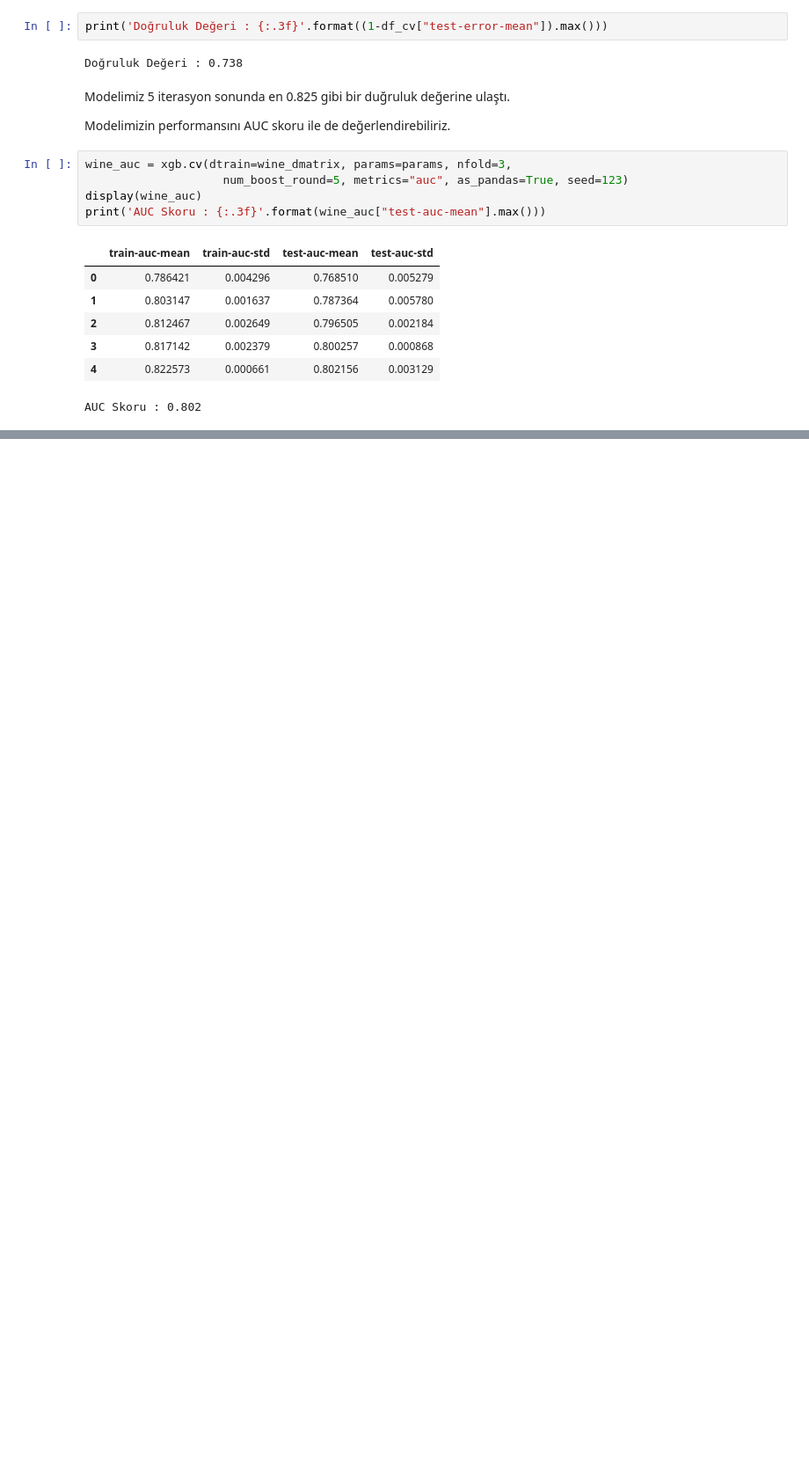
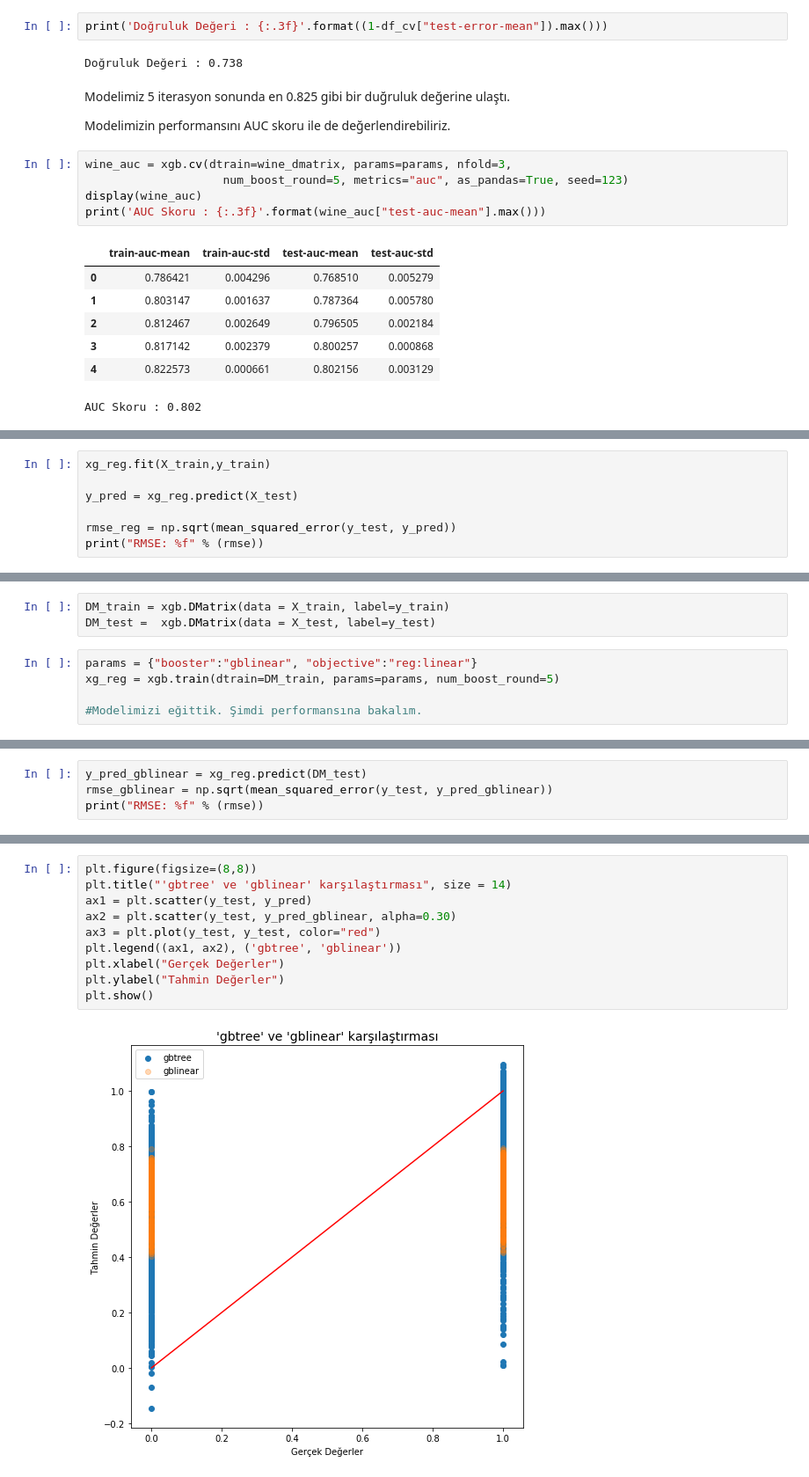
Before and after one commit to EceDolen/Bootcamp_-Bolum_8, a Jupyter notebook: Bolum 8 - XGBoosting.ipynb, the cells around one changed output, grey strips where cells are left out. Shown: that part at 88% size. Drawn from its saved outputs; the diff is of its cells as text; blank space fills up the shorter version.

```diff
--- a/Bolum 8 - XGBoosting.ipynb
+++ b/Bolum 8 - XGBoosting.ipynb
@@ -72,0 +99,7 @@ AUC Skoru : 0.802
+# %%
+xg_reg.fit(X_train,y_train)
+
+y_pred = xg_reg.predict(X_test)
+
+rmse_reg = np.sqrt(mean_squared_error(y_test, y_pred))
+print("RMSE: %f" % (rmse))
@@ -72,0 +111,8 @@ AUC Skoru : 0.802
+# %%
+DM_train = xgb.DMatrix(data = X_train, label=y_train)
+DM_test =  xgb.DMatrix(data = X_test, label=y_test)
+# %%
+params = {"booster":"gblinear", "objective":"reg:linear"}
+xg_reg = xgb.train(dtrain=DM_train, params=params, num_boost_round=5)
+
+#Modelimizi eğittik. Şimdi performansına bakalım.
@@ -72,0 +121,4 @@ AUC Skoru : 0.802
+# %%
+y_pred_gblinear = xg_reg.predict(DM_test)
+rmse_gblinear = np.sqrt(mean_squared_error(y_test, y_pred_gblinear))
+print("RMSE: %f" % (rmse))
@@ -72,0 +137,12 @@ AUC Skoru : 0.802
+# %%
+plt.figure(figsize=(8,8))
+plt.title("'gbtree' ve 'gblinear' karşılaştırması", size = 14)
+ax1 = plt.scatter(y_test, y_pred)
+ax2 = plt.scatter(y_test, y_pred_gblinear, alpha=0.30)
+ax3 = plt.plot(y_test, y_test, color="red")
+plt.legend((ax1, ax2), ('gbtree', 'gblinear'))
+plt.xlabel("Gerçek Değerler")
+plt.ylabel("Tahmin Değerler")
+plt.show()
+# %% [output]
+[figure, added]
```
Also changed, not shown: parts of 25 cells of this notebook.
